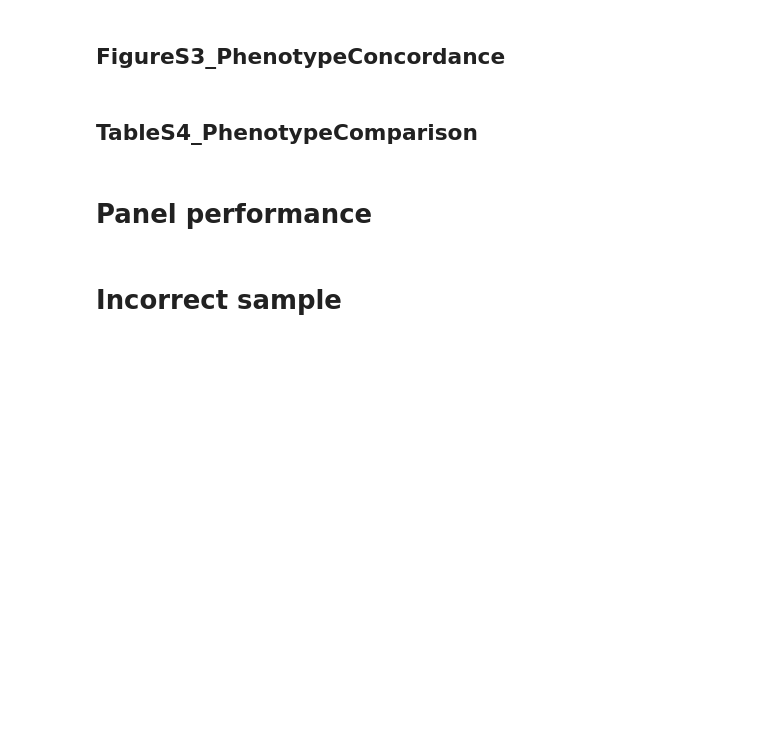
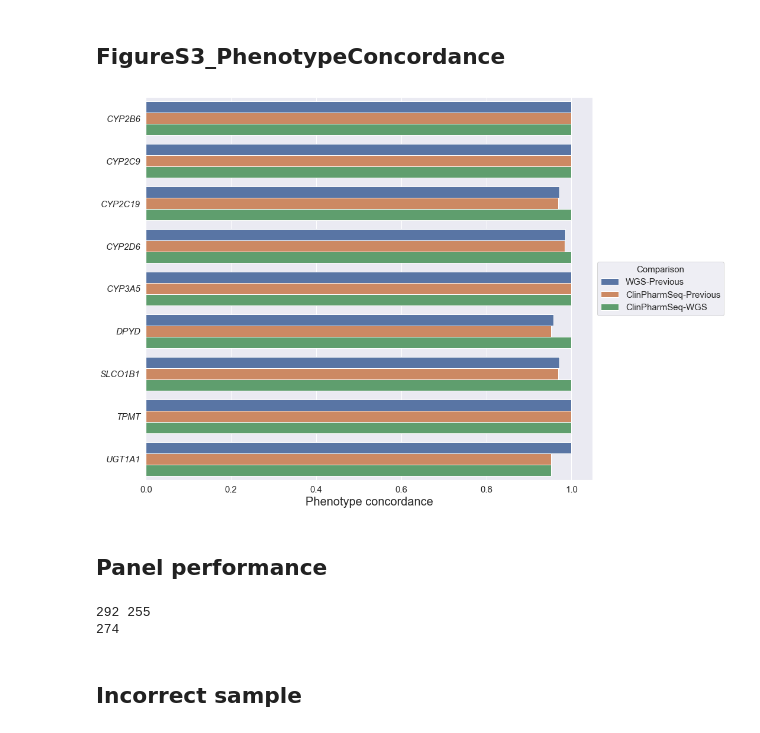
Before and after one commit to sbslee/clinpharmseq-paper, a Jupyter notebook: Notebook.ipynb, the cells around one changed output. Cells and saved outputs as stored; diff of their text form; code cells hidden in the pictures; blank space fills up the shorter version.

```diff
--- a/Notebook.ipynb
+++ b/Notebook.ipynb
@@ -305,34 +252,34 @@ print(df.mean(axis=1)[30])  # 0.947785180724374
 import numpy as np
 import pandas as pd
 import matplotlib.pyplot as plt
 import seaborn as sns
 
 %matplotlib inline
 
 sns.set()
 
-df = pd.read_table('FigureS3_PhenotypeConcordance/phenotype-concordance.tsv')
+df = pd.read_table('other-files/phenotype-concordance.tsv')
 df['WGS-Previous'] = df['WGS-Previous'] / 70
 df['ClinPharmSeq-Previous'] = df['ClinPharmSeq-Previous'] / 63
 df['ClinPharmSeq-WGS'] = df['ClinPharmSeq-WGS'] / 63
 df = df.melt(id_vars=['Gene'])
 
 fig, ax = plt.subplots(figsize=(15, 10))
 
 sns.barplot(x='value', y='Gene', hue='variable', data=df, ax=ax)
 
 ax.set_xlabel('Phenotype concordance', fontsize=20)
 ax.tick_params(axis='both', which='major', labelsize=15)
 
 h, l = ax.get_legend_handles_labels()
 ax.legend(h, l, title='Comparison', loc='center left', bbox_to_anchor=(1, 0.5), fontsize=15, title_fontsize=15)
 
 for yticklabel in ax.get_yticklabels():
     yticklabel.set_fontstyle('italic')
 
 ax.set_ylabel('')
 
 plt.tight_layout()
-plt.savefig('FigureS3_PhenotypeConcordance.png')
+plt.savefig('output-files/FigureS3_PhenotypeConcordance.png')
+# %% [output]
+[figure, added]
-# %% [markdown]
-## TableS4_PhenotypeComparison
@@ -386,9 +286,9 @@ df.to_csv('TableS4_PhenotypeComparison/previous-phenotypes.csv')
 # %% [markdown]
-# Panel performance
+## Panel performance
 # %%
 import pandas as pd
-df1 = pd.read_table('Table1_GeneCoverage/ts1-bedcov.txt', header=None)
-df2 = pd.read_table('Table1_GeneCoverage/ts2-bedcov.txt', header=None)
+df1 = pd.read_table('other-files/ts1-bedcov.txt', header=None)
+df2 = pd.read_table('other-files/ts2-bedcov.txt', header=None)
 total = (df1[2] - df1[1]).sum()
 cov1 = round(df1.iloc[:, 4:].sum().sum() / 32 / total)
 cov2 = round(df2.iloc[:, 4:].sum().sum() / 32 / total)
@@ -396,8 +296,11 @@ print(cov1, cov2) # 292 255
 df = pd.concat([df1.iloc[:, 4:], df2.iloc[:, 4:]], axis=1)
 cov = round(df.sum().sum() / 64 / total)
 print(cov)
+# %% [output]
+292 255
+274
 # %% [markdown]
-# Incorrect sample
+## Incorrect sample
 # %%
 from fuc import pyvcf, common
 
```
Also changed, not shown: parts of 10 cells of this notebook, 25 other files.
